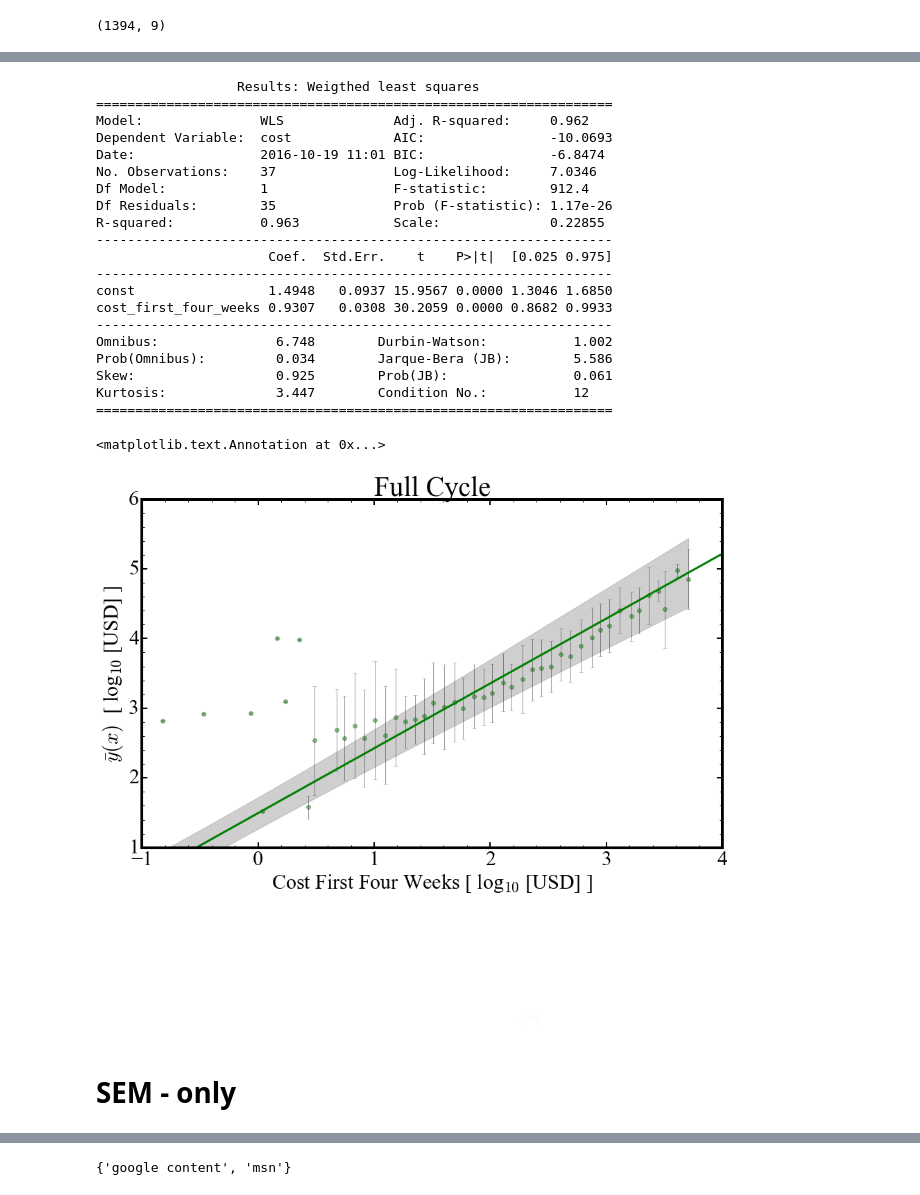
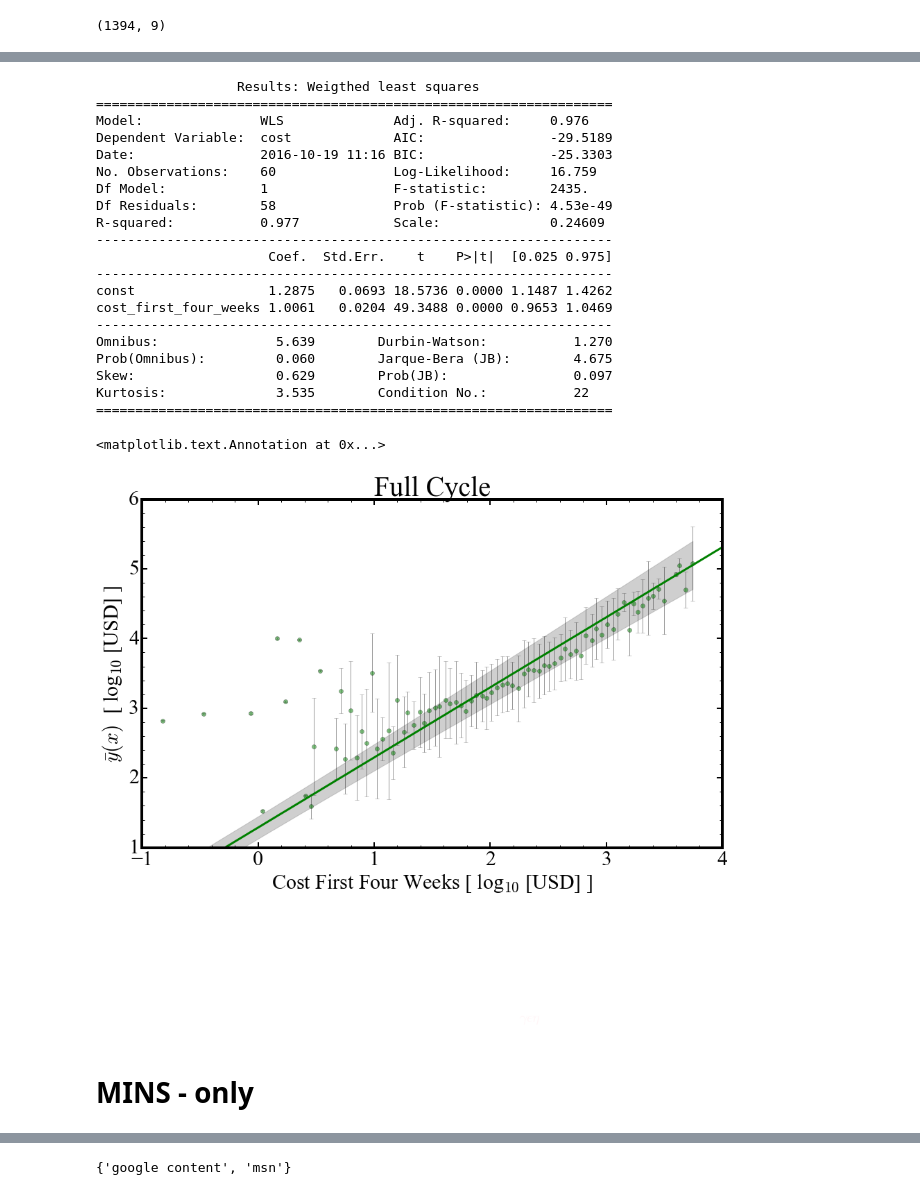
Before and after one commit to gmsardane/employer-ltv, a Jupyter notebook: ltv-calculation.ipynb, the cells around one changed output, grey strips where cells are left out. Cells and saved outputs as stored; diff of their text form; code cells hidden in the pictures.

```diff
--- a/ltv-calculation.ipynb
+++ b/ltv-calculation.ipynb
@@ -513,7 +513,7 @@ test_data.shape
 # %%
 test_data.loc[test_data['cost_first_four_weeks'] == 0, 'cost_first_four_weeks'] = 1e-3
 to_bin_1k = np.log10(test_data[['cost', 'cost_first_four_weeks']])
-hist, bin_edges = np.histogram(to_bin_1k['cost_first_four_weeks'], bins=80)
+hist, bin_edges = np.histogram(to_bin_1k['cost_first_four_weeks'], bins=150)
 categories = pd.cut(to_bin_1k['cost_first_four_weeks'], bin_edges)
 to_bin_1k['categories'] = pd.cut(to_bin_1k['cost_first_four_weeks'], bin_edges)
 to_bin_1k.head()
@@ -567,51 +566,51 @@ import statsmodels.api as sm
 from statsmodels.sandbox.regression.predstd import wls_prediction_std
 from scipy import stats
 
-fit_region = good_xmeans >= 0.5
+fit_region = good_xmeans >= 1.0
 model = sm.WLS(good_means[fit_region], sm.add_constant(good_xmeans[fit_region]),
                weights=1./good_wgts[fit_region]**2)
 fitted = model.fit()
 #sdev, lower, upper = wls_prediction_std(fitted)
 W = np.arange(-3, 5.5, 0.1)
 plt.plot(W, fitted.params[0] + W*fitted.params[1], 'g-', linewidth=3)
 print fitted.summary2()
 
 #Plotting the 95% confidence interval for the line above.
 y_hat = good_xmeans*fitted.params[1] + fitted.params[0]
 y_err = good_means - y_hat
 mean_centers = good_xmeans.T[1].mean()
 n = len(good_xmeans)
 dof = n - 2
 t = stats.t.ppf(1-0.025, df=dof) #95% CONFIDENCE INTERVAL FOR THE REGRRESSION LINE.
 s_err = np.sum(np.power(y_err, 2))
 conf = t * np.sqrt((s_err/(n-2))*(1.0/n + (np.power((good_xmeans-mean_centers),2)/((np.sum(np.power(good_xmeans,2))) - n*(np.power(mean_centers,2))))))
 upper = good_xmeans*fitted.params[1] + fitted.params[0] + abs(conf)
 lower = good_xmeans*fitted.params[1] + fitted.params[0] - abs(conf)
 plt.fill_between(good_xmeans, lower, upper, color='#888888', alpha=0.4)
 plt.title('Full Cycle', fontsize = 40)
 plt.annotate(r'$\gamma\epsilon\eta$', xy=(2, 1), xytext=(2.25, -1.5), fontsize = 20, alpha=0.15, color='pink')
 # %% [output]
                   Results: Weigthed least squares
 ==================================================================
-Model:               WLS              Adj. R-squared:     0.962
-Dependent Variable:  cost             AIC:                -10.0693
-Date:                2016-10-19 11:01 BIC:                -6.8474
-No. Observations:    37               Log-Likelihood:     7.0346
-Df Model:            1                F-statistic:        912.4
-Df Residuals:        35               Prob (F-statistic): 1.17e-26
-R-squared:           0.963            Scale:              0.22855
+Model:               WLS              Adj. R-squared:     0.976
+Dependent Variable:  cost             AIC:                -29.5189
+Date:                2016-10-19 11:16 BIC:                -25.3303
+No. Observations:    60               Log-Likelihood:     16.759
+Df Model:            1                F-statistic:        2435.
+Df Residuals:        58               Prob (F-statistic): 4.53e-49
+R-squared:           0.977            Scale:              0.24609
 ------------------------------------------------------------------
                       Coef.  Std.Err.    t    P>|t|  [0.025 0.975]
 ------------------------------------------------------------------
-const                 1.4948   0.0937 15.9567 0.0000 1.3046 1.6850
-cost_first_four_weeks 0.9307   0.0308 30.2059 0.0000 0.8682 0.9933
+const                 1.2875   0.0693 18.5736 0.0000 1.1487 1.4262
+cost_first_four_weeks 1.0061   0.0204 49.3488 0.0000 0.9653 1.0469
 ------------------------------------------------------------------
-Omnibus:               6.748        Durbin-Watson:           1.002
-Prob(Omnibus):         0.034        Jarque-Bera (JB):        5.586
-Skew:                  0.925        Prob(JB):                0.061
-Kurtosis:              3.447        Condition No.:           12
+Omnibus:               5.639        Durbin-Watson:           1.270
+Prob(Omnibus):         0.060        Jarque-Bera (JB):        4.675
+Skew:                  0.629        Prob(JB):                0.097
+Kurtosis:              3.535        Condition No.:           22
 ==================================================================
 <matplotlib.text.Annotation at 0x...>
-[figure, old version]
+[figure, new version]
 # %% [markdown]
-# SEM - only
+# MINS - only
```
Also changed, not shown: parts of 4 cells of this notebook.
